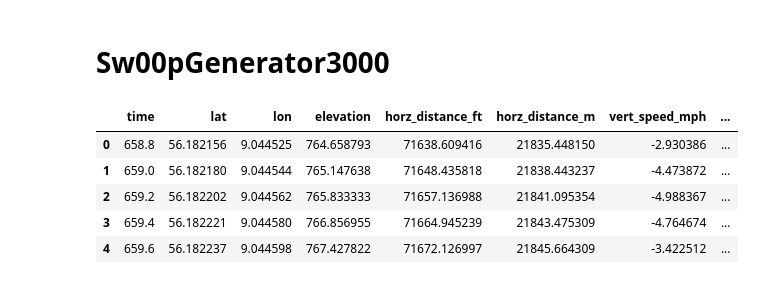
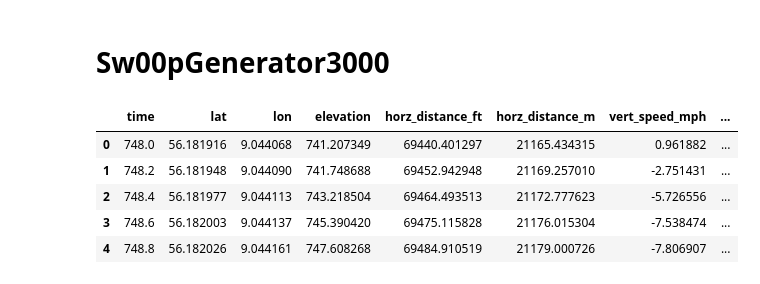
Before and after one commit to aibybrum/flysight, a Jupyter notebook: notebook/flysight_data.ipynb, the cells around one changed output. Drawn from its saved outputs; the diff is of its cells as text; code cells hidden in the pictures.

```diff
--- a/notebook/flysight_data.ipynb
+++ b/notebook/flysight_data.ipynb
@@ -18,15 +18,15 @@ pio.templates.default = themes[0]
 # %%
 token = "pk.eyJ1IjoiYWlieWJydW0iLCJhIjoiY2xhdmRldnhyMDRkNTNybWg0NTl6eHgwZSJ9.phqQCg9UWIXx5wFkc_i0kg"
 
-landing_df = pd.read_csv('../data/landing/J1.csv')
+landing_df = pd.read_csv('../data/landing/J2.csv')
 landing_df.head()
 # %% [output]
 |  | time | lat | lon | elevation | horz_distance_ft | horz_distance_m | vert_speed_mph | ... |
-| 0 | 658.8 | 56.182156 | 9.044525 | 764.658793 | 71638.609416 | 21835.448150 | -2.930386 | ... |
-| 1 | 659.0 | 56.182180 | 9.044544 | 765.147638 | 71648.435818 | 21838.443237 | -4.473872 | ... |
-| 2 | 659.2 | 56.182202 | 9.044562 | 765.833333 | 71657.136988 | 21841.095354 | -4.988367 | ... |
-| 3 | 659.4 | 56.182221 | 9.044580 | 766.856955 | 71664.945239 | 21843.475309 | -4.764674 | ... |
-| 4 | 659.6 | 56.182237 | 9.044598 | 767.427822 | 71672.126997 | 21845.664309 | -3.422512 | ... |
+| 0 | 748.0 | 56.181916 | 9.044068 | 741.207349 | 69440.401297 | 21165.434315 | 0.961882 | ... |
+| 1 | 748.2 | 56.181948 | 9.044090 | 741.748688 | 69452.942948 | 21169.257010 | -2.751431 | ... |
+| 2 | 748.4 | 56.181977 | 9.044113 | 743.218504 | 69464.493513 | 21172.777623 | -5.726556 | ... |
+| 3 | 748.6 | 56.182003 | 9.044137 | 745.390420 | 69475.115828 | 21176.015304 | -7.538474 | ... |
+| 4 | 748.8 | 56.182026 | 9.044161 | 747.608268 | 69484.910519 | 21179.000726 | -7.806907 | ... |
 # %%
 def get_dic(metric):
     return {
```
Also changed, not shown: parts of 3 cells of this notebook, 7 other files.
